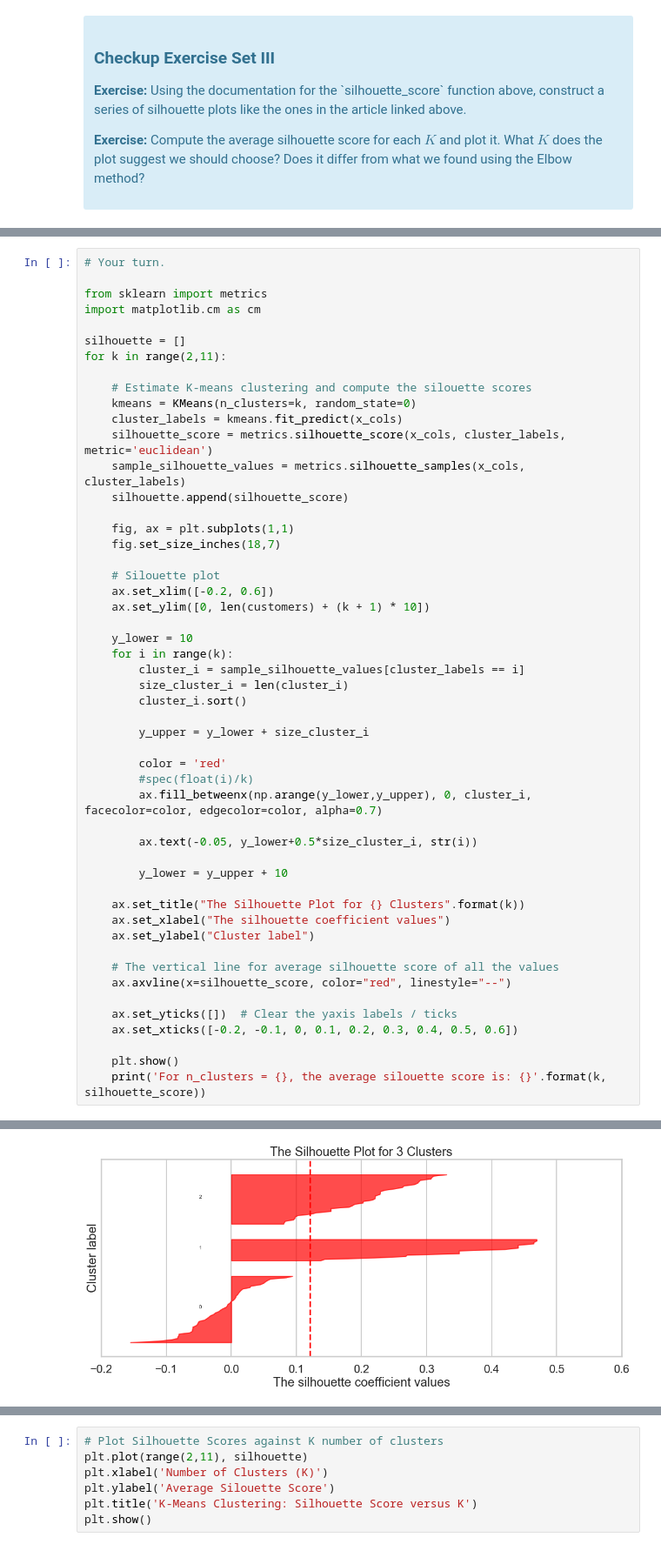
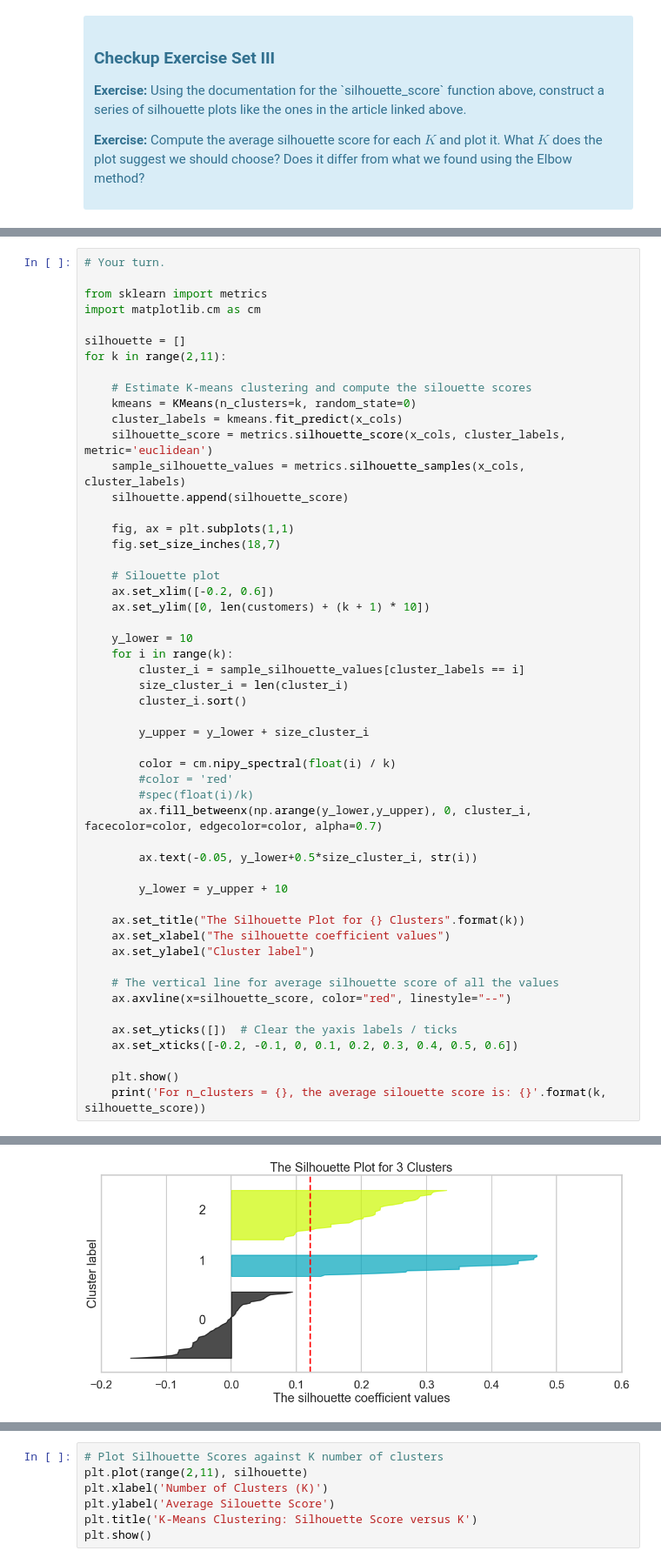
Before and after one commit to CHINKGITHUB/SpringBoard_DS, a Jupyter notebook: Mini_Project_Clustering.ipynb, the cells around one changed output, grey strips where cells are left out. Shown at 87% size. Drawn from its saved outputs; the diff is of its cells as text.

```diff
--- a/Mini_Project_Clustering.ipynb
+++ b/Mini_Project_Clustering.ipynb
@@ -211,7 +206,8 @@ for k in range(2,11):
 
         y_upper = y_lower + size_cluster_i
 
-        color = 'red'
+        color = cm.nipy_spectral(float(i) / k)
+        #color = 'red'
         #spec(float(i)/k)
         ax.fill_betweenx(np.arange(y_lower,y_upper), 0, cluster_i, facecolor=color, edgecolor=color, alpha=0.7)
 
@@ -236,3 +232,3 @@ for k in range(2,11):
 For n_clusters = 2, the average silouette score is: 0.09174871508750351
-[figure, old version]
+[figure, new version]
 For n_clusters = 3, the average silouette score is: 0.12101628521627421
```
Also changed, not shown: parts of 33 cells of this notebook.
